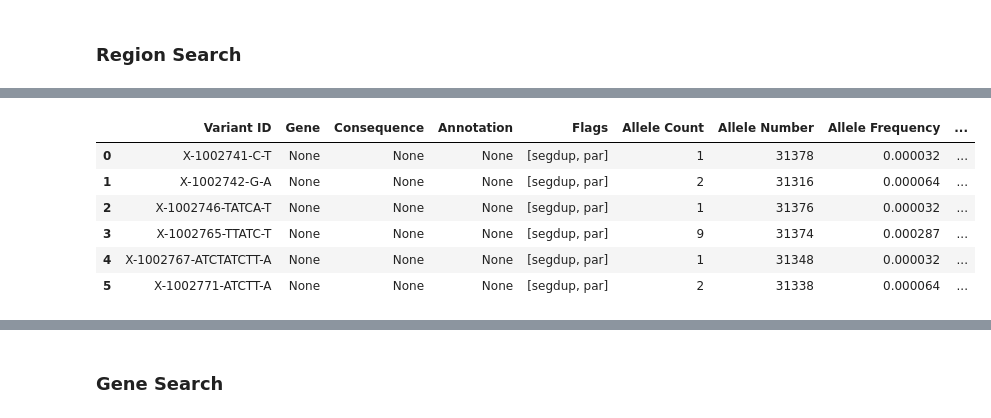
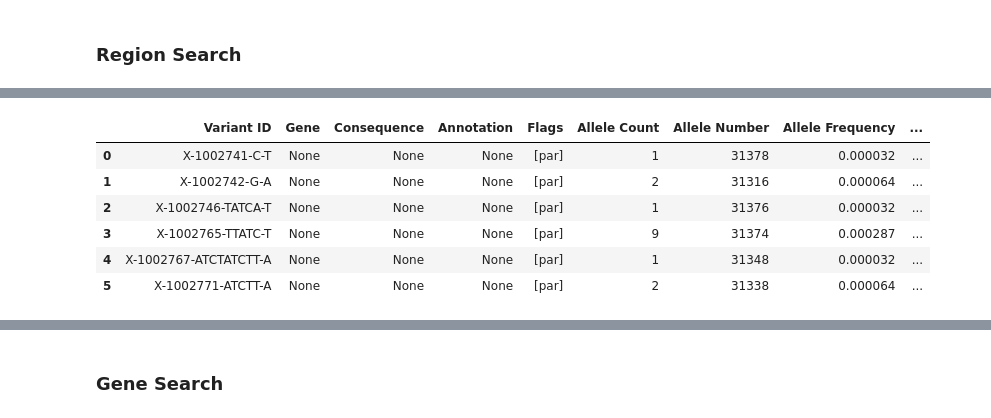
Before and after one commit to bioinfo-hcpa/pynoma, a Jupyter notebook: notebooks/tests.ipynb, the cells around one changed output, grey strips where cells are left out. Drawn from its saved outputs; the diff is of its cells as text; code cells hidden in the pictures.

```diff
--- a/notebooks/tests.ipynb
+++ b/notebooks/tests.ipynb
@@ -61,12 +54,12 @@ normal.iloc[:, 5:]
 # %%
 rs = RegionSearch(2, 'X', 1002741, 1002771)
-normal, clinical = rs.get_data()
-normal
+df, df_clinical = rs.get_data()
+df
 # %% [output]
 |  | Variant ID | Gene | Consequence | Annotation | Flags | Allele Count | Allele Number | Allele Frequency | ... |
-| 0 | X-1002741-C-T | None | None | None | [segdup, par] | 1 | 31378 | 0.000032 | ... |
-| 1 | X-1002742-G-A | None | None | None | [segdup, par] | 2 | 31316 | 0.000064 | ... |
-| 2 | X-1002746-TATCA-T | None | None | None | [segdup, par] | 1 | 31376 | 0.000032 | ... |
-| 3 | X-1002765-TTATC-T | None | None | None | [segdup, par] | 9 | 31374 | 0.000287 | ... |
-| 4 | X-1002767-ATCTATCTT-A | None | None | None | [segdup, par] | 1 | 31348 | 0.000032 | ... |
-| 5 | X-1002771-ATCTT-A | None | None | None | [segdup, par] | 2 | 31338 | 0.000064 | ... |
+| 0 | X-1002741-C-T | None | None | None | [par] | 1 | 31378 | 0.000032 | ... |
+| 1 | X-1002742-G-A | None | None | None | [par] | 2 | 31316 | 0.000064 | ... |
+| 2 | X-1002746-TATCA-T | None | None | None | [par] | 1 | 31376 | 0.000032 | ... |
+| 3 | X-1002765-TTATC-T | None | None | None | [par] | 9 | 31374 | 0.000287 | ... |
+| 4 | X-1002767-ATCTATCTT-A | None | None | None | [par] | 1 | 31348 | 0.000032 | ... |
+| 5 | X-1002771-ATCTT-A | None | None | None | [par] | 2 | 31338 | 0.000064 | ... |
```
Also changed, not shown: parts of 12 cells of this notebook, 5 other files.
